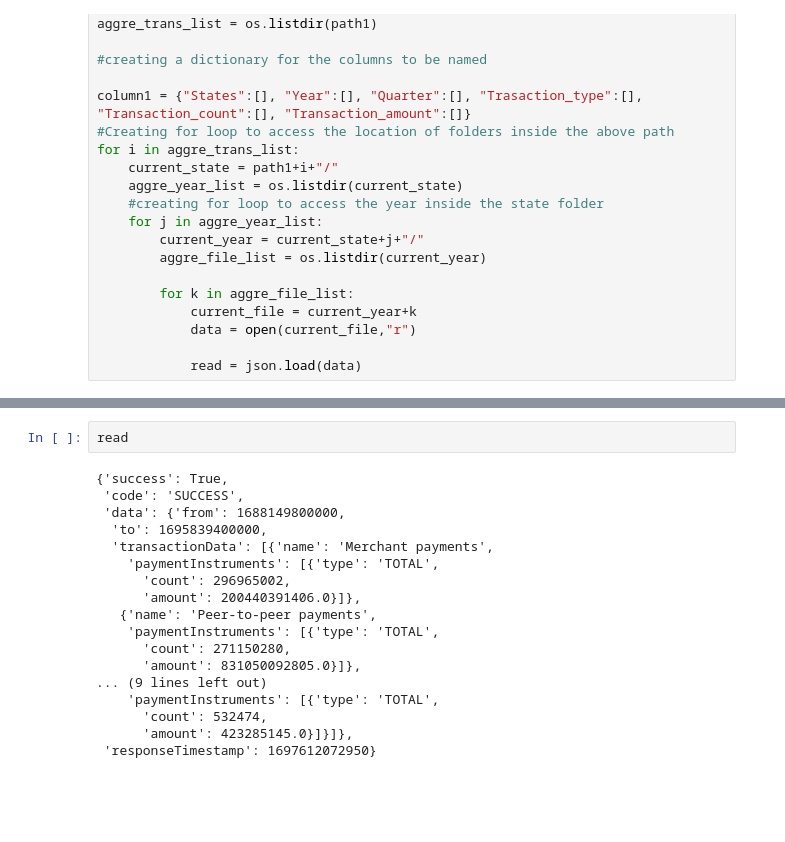
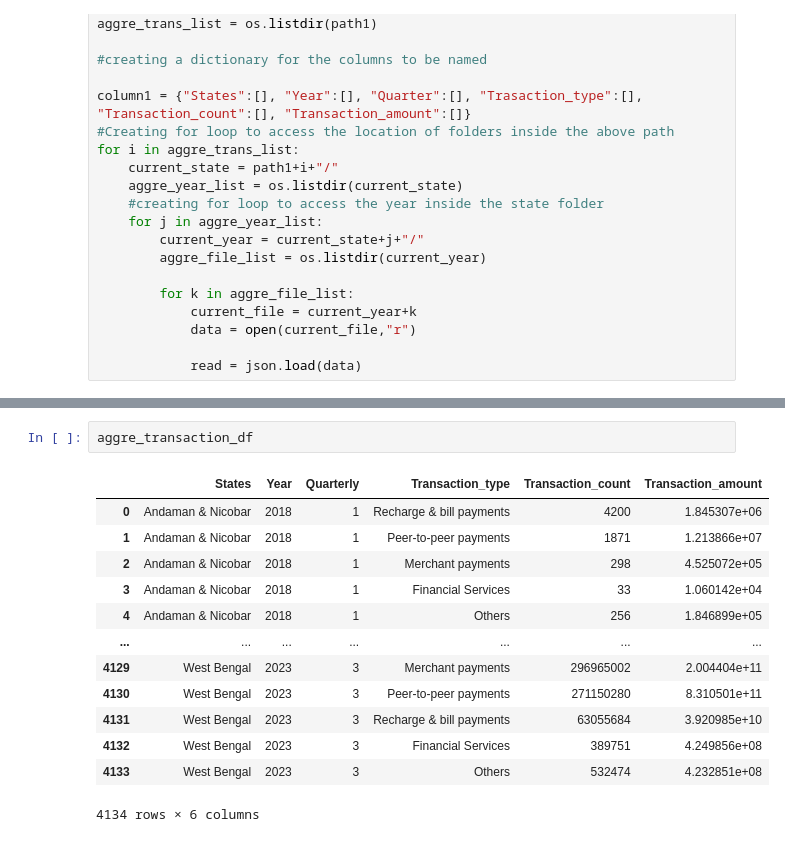
Before and after one commit to Nivetha-I/PhonePe, a Jupyter notebook: phonepetest.ipynb, the cells around one changed output, grey strips where cells are left out. Drawn from its saved outputs; the diff is of its cells as text; blank space fills up the shorter version.

```diff
--- a/phonepetest.ipynb
+++ b/phonepetest.ipynb
@@ -45,20 +27,16 @@ Others
-# %%
-read
-# %% [output]
-{'success': True,
- 'code': 'SUCCESS',
- 'data': {'from': 1688149800000,
-  'to': 1695839400000,
-  'transactionData': [{'name': 'Merchant payments',
-    'paymentInstruments': [{'type': 'TOTAL',
-      'count': 296965002,
-      'amount': 200440391406.0}]},
-   {'name': 'Peer-to-peer payments',
-    'paymentInstruments': [{'type': 'TOTAL',
-      'count': 271150280,
-      'amount': 831050092805.0}]},
-... (9 lines left out)
-    'paymentInstruments': [{'type': 'TOTAL',
-      'count': 532474,
-      'amount': 423285145.0}]}]},
- 'responseTimestamp': 1697612072950}
+# %%
+aggre_transaction_df
+# %% [output]
+|  | States | Year | Quarterly | Transaction_type | Transaction_count | Transaction_amount |
+| 0 | Andaman & Nicobar | 2018 | 1 | Recharge & bill payments | 4200 | 1.845307e+06 |
+| 1 | Andaman & Nicobar | 2018 | 1 | Peer-to-peer payments | 1871 | 1.213866e+07 |
+| 2 | Andaman & Nicobar | 2018 | 1 | Merchant payments | 298 | 4.525072e+05 |
+| 3 | Andaman & Nicobar | 2018 | 1 | Financial Services | 33 | 1.060142e+04 |
+| 4 | Andaman & Nicobar | 2018 | 1 | Others | 256 | 1.846899e+05 |
+| ... | ... | ... | ... | ... | ... | ... |
+| 4129 | West Bengal | 2023 | 3 | Merchant payments | 296965002 | 2.004404e+11 |
+| 4130 | West Bengal | 2023 | 3 | Peer-to-peer payments | 271150280 | 8.310501e+11 |
+| 4131 | West Bengal | 2023 | 3 | Recharge & bill payments | 63055684 | 3.920985e+10 |
+| 4132 | West Bengal | 2023 | 3 | Financial Services | 389751 | 4.249856e+08 |
+| 4133 | West Bengal | 2023 | 3 | Others | 532474 | 4.232851e+08 |
+4134 rows × 6 columns
```
Also changed, not shown: parts of 20 cells of this notebook, 17 other files.
